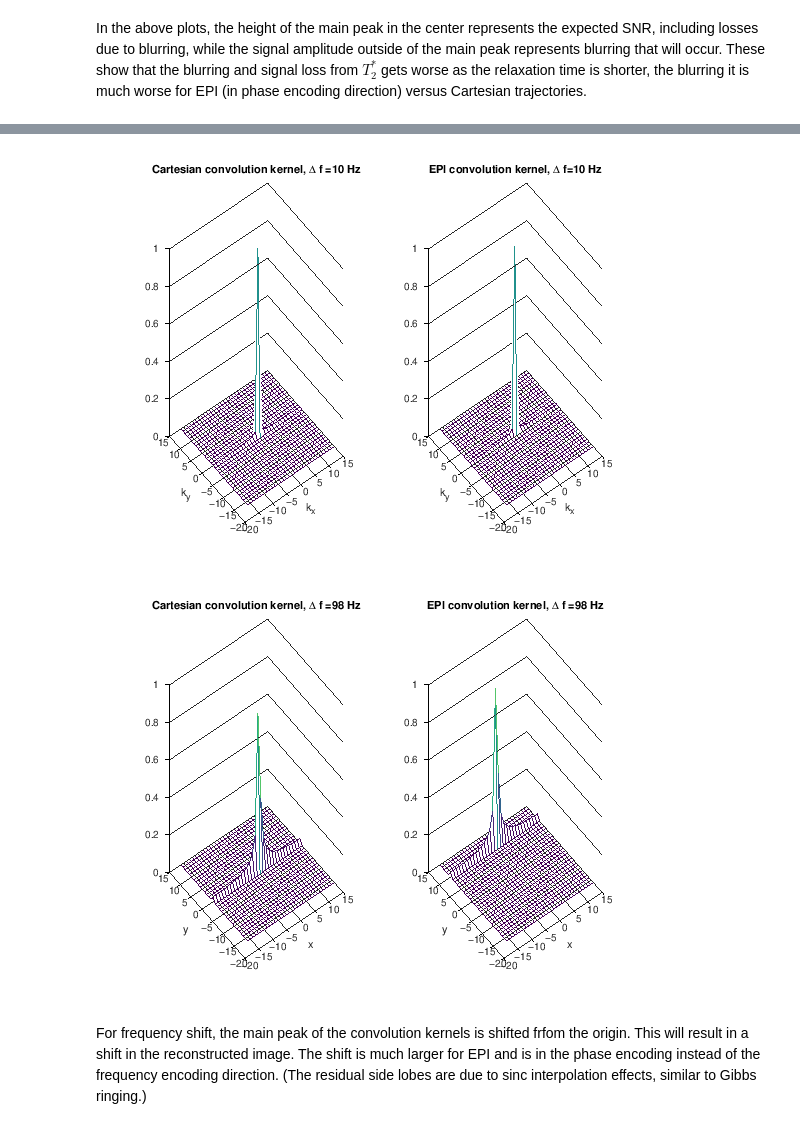
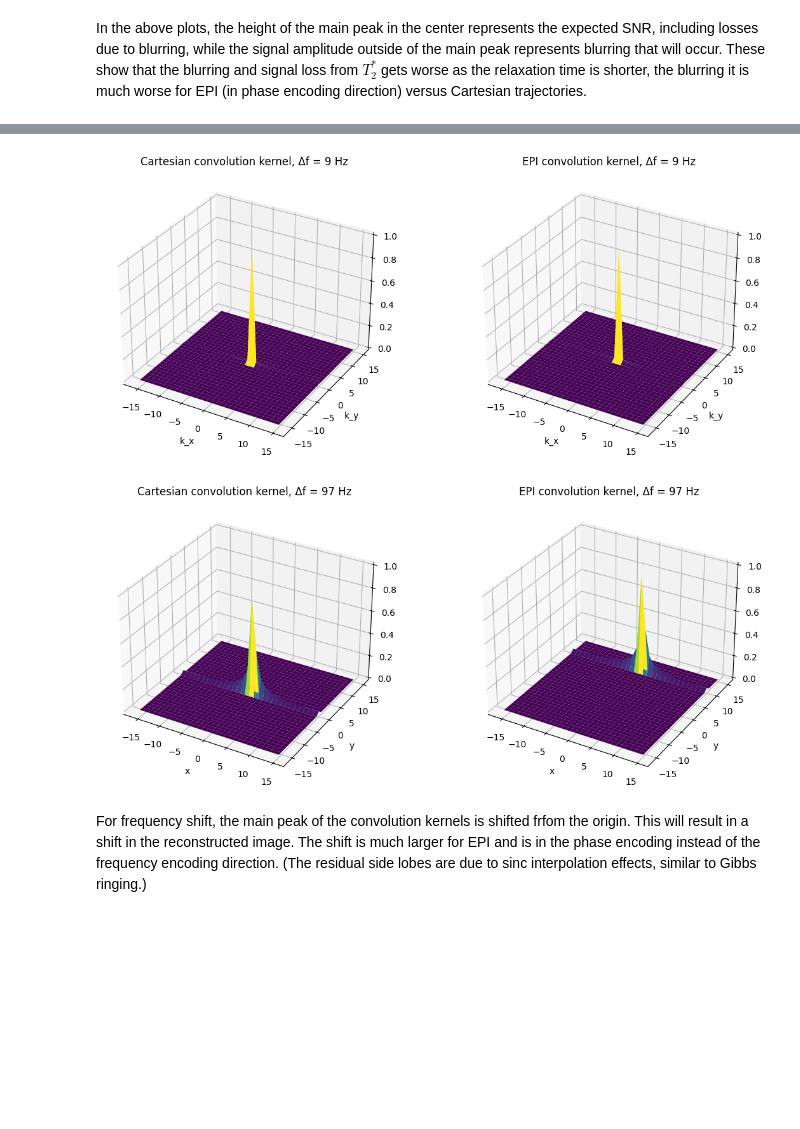
Before and after one commit to LarsonLab/MRI-education-resources, a Jupyter notebook: Notebooks/Point Spread Function Analysis.ipynb, the cells around one changed output, grey strips where cells are left out. Saved outputs shown, nothing was run; the diff lists cells and outputs as text; code cells hidden in the pictures; blank space fills up the shorter version.

```diff
--- a/Notebooks/Point Spread Function Analysis.ipynb
+++ b/Notebooks/Point Spread Function Analysis.ipynb
@@ -238,39 +300,57 @@ $$\hat{m}(\vec{r}_0) = m(\vec{r}_0) \star \mathcal{F}^{-1} \{ e^{-i 2 \pi\ \upsi
 # %%
-% Convolution kernels for off-resonance weighting
+# Convolution kernels for off-resonance weighting
 
-df = 1/(N*tesp); % kHz
+def ifft2c(x):
+    # Centered 2D inverse FFT
+    return np.fft.ifftshift(np.fft.ifft2(np.fft.fftshift(x)))
 
-W_Cartesian = ifft2c(exp(-i*2*pi*df*upsilon_Cartesian));
-W_EPI = ifft2c(exp(-i*2*pi*df*upsilon_EPI));
+df = 1 / (N * tesp)  # kHz
 
-x0 = [-N/2:N/2-1];
-[x y ] = meshgrid(x0,x0);
-figure
-subplot(121)
-mesh(x,y,abs(W_Cartesian))
-xlabel('k_x'), ylabel('k_y')
-title(['Cartesian convolution kernel, \Delta f =' int2str(df*1e3) ' Hz'])
-subplot(122)
-mesh(x,y,abs(W_EPI))
-xlabel('k_x'), ylabel('k_y')
-title(['EPI convolution kernel, \Delta f=' int2str(df*1e3) ' Hz'])
+W_Cartesian = ifft2c(np.exp(-1j * 2 * np.pi * df * upsilon_Cartesian))
+W_EPI = ifft2c(np.exp(-1j * 2 * np.pi * df * upsilon_EPI))
 
-df = 10/(N*tesp); % kHz
+fig = plt.figure(figsize=(12, 5))
+ax1 = fig.add_subplot(1, 2, 1, projection='3d')
+ax1.plot_surface(x, y, np.abs(W_Cartesian), cmap='viridis')
+ax1.set_xlabel('k_x')
+ax1.set_ylabel('k_y')
+ax1.set_title(f'Cartesian convolution kernel, Δf = {int(df*1e3)} Hz')
+ax1.set_zlim(0, 1)
 
-W_Cartesian = ifft2c(exp(-i*2*pi*df*upsilon_Cartesian));
-W_EPI = ifft2c(exp(-i*2*pi*df*upsilon_EPI));
+ax2 = fig.add_subplot(1, 2, 2, projection='3d')
+ax2.plot_surface(x, y, np.abs(W_EPI), cmap='viridis')
+ax2.set_xlabel('k_x')
+ax2.set_ylabel('k_y')
+ax2.set_title(f'EPI convolution kernel, Δf = {int(df*1e3)} Hz')
+ax2.set_zlim(0, 1)
 
-figure
-subplot(121)
-mesh(x,y,abs(W_Cartesian))
-xlabel('x'), ylabel('y')
-title(['Cartesian convolution kernel, \Delta f =' int2str(df*1e3) ' Hz'])
-subplot(122)
-mesh(x,y,abs(W_EPI))
-xlabel('x'), ylabel('y')
-title(['EPI convolution kernel, \Delta f =' int2str(df*1e3) ' Hz'])
+plt.tight_layout()
+plt.show()
+
+df = 10 / (N * tesp)  # kHz
+
+W_Cartesian = ifft2c(np.exp(-1j * 2 * np.pi * df * upsilon_Cartesian))
+W_EPI = ifft2c(np.exp(-1j * 2 * np.pi * df * upsilon_EPI))
+
+fig = plt.figure(figsize=(12, 5))
+ax1 = fig.add_subplot(1, 2, 1, projection='3d')
+ax1.plot_surface(x, y, np.abs(W_Cartesian), cmap='viridis')
+ax1.set_xlabel('x')
+ax1.set_ylabel('y')
+ax1.set_title(f'Cartesian convolution kernel, Δf = {int(df*1e3)} Hz')
+ax1.set_zlim(0, 1)
+
+ax2 = fig.add_subplot(1, 2, 2, projection='3d')
+ax2.plot_surface(x, y, np.abs(W_EPI), cmap='viridis')
+ax2.set_xlabel('x')
+ax2.set_ylabel('y')
+ax2.set_title(f'EPI convolution kernel, Δf = {int(df*1e3)} Hz')
+ax2.set_zlim(0, 1)
+
+plt.tight_layout()
+plt.show()
 # %% [output]
-[figure, old version]
+[figure, new version]
-[figure, old version]
+[figure, new version]
 # %% [markdown]
 For frequency shift, the main peak of the convolution kernels is shifted frfom the origin.  This will result in a shift in the reconstructed image.  The shift is much larger for EPI and is in the phase encoding instead of the frequency encoding direction.  (The residual side lobes are due to sinc interpolation effects, similar to Gibbs ringing.)
```
Also changed, not shown: parts of 10 cells of this notebook, 2 other files.
